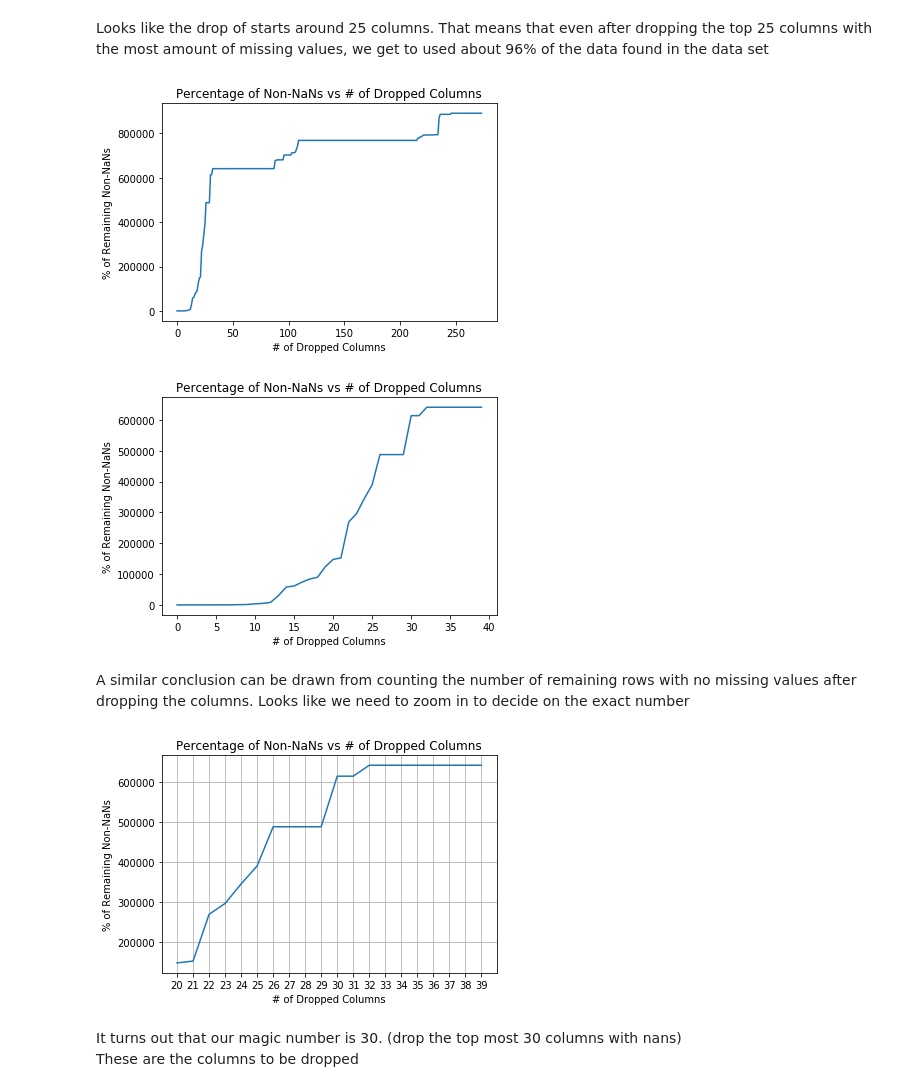
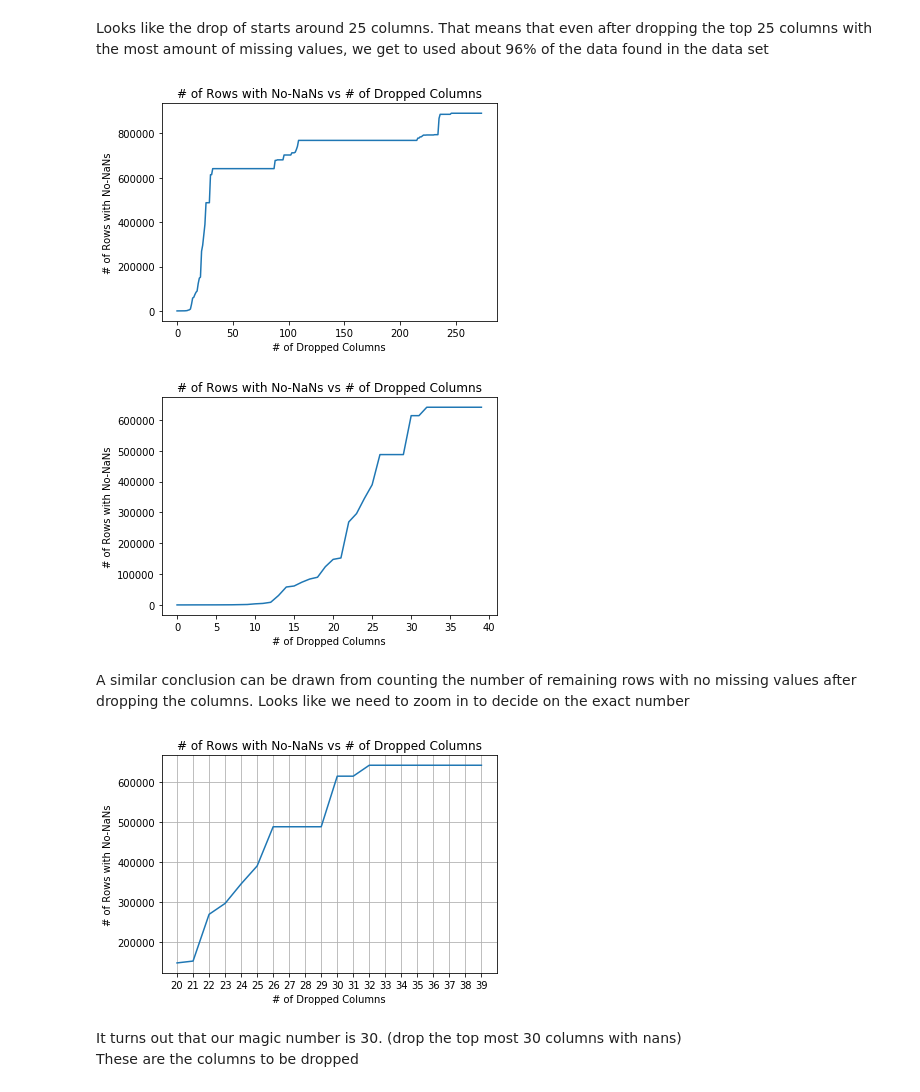
Before and after one commit to msarraj-edu/DSND_Capstone_Identifying_Customer_Segments, a Jupyter notebook: Arvato Project Workbook.ipynb, the cells around one changed output. Cells and saved outputs as stored; diff of their text form; code cells hidden in the pictures.

```diff
--- a/Arvato Project Workbook.ipynb
+++ b/Arvato Project Workbook.ipynb
@@ -521,29 +522,29 @@ plt.xlabel('# of Dropped Columns');
 Looks like the drop of starts around 25 columns. That means that even after dropping the top 25 columns with the most amount of missing values, we get to  used about 96% of the data found in the data set
 # %%
 plt.plot(range(len(num_of_rows_without_nans)), num_of_rows_without_nans);
-plt.title('Percentage of Non-NaNs vs # of Dropped Columns');
-plt.ylabel('% of Remaining Non-NaNs');
+plt.title('# of Rows with No-NaNs vs # of Dropped Columns');
+plt.ylabel('# of Rows with No-NaNs');
 plt.xlabel('# of Dropped Columns');
 # %% [output]
-[figure, old version]
+[figure, new version]
 # %%
 plt.plot(range(len(num_of_rows_without_nans[:40])), num_of_rows_without_nans[:40]);
-plt.title('Percentage of Non-NaNs vs # of Dropped Columns');
-plt.ylabel('% of Remaining Non-NaNs');
+plt.title('# of Rows with No-NaNs vs # of Dropped Columns');
+plt.ylabel('# of Rows with No-NaNs');
 plt.xlabel('# of Dropped Columns');
 # %% [output]
-[figure, old version]
+[figure, new version]
 # %% [markdown]
 A similar conclusion can be drawn from counting the number of remaining rows with no missing values after dropping the columns. Looks like we need to zoom in to decide on the exact number
 # %%
 plt.plot(range(20, len(num_of_rows_without_nans[:40])), num_of_rows_without_nans[20:40]);
-plt.title('Percentage of Non-NaNs vs # of Dropped Columns');
-plt.ylabel('% of Remaining Non-NaNs');
+plt.title('# of Rows with No-NaNs vs # of Dropped Columns');
+plt.ylabel('# of Rows with No-NaNs');
 plt.xlabel('# of Dropped Columns');
 plt.xticks(np.arange(20,40));
 plt.grid()
 # %% [output]
-[figure, old version]
+[figure, new version]
 # %% [markdown]
 It turns out that our magic number is 30. (drop the top most 30 columns with nans)<br>
 These are the columns to be dropped
```
Also changed, not shown: parts of 50 cells of this notebook, 3 other files.
